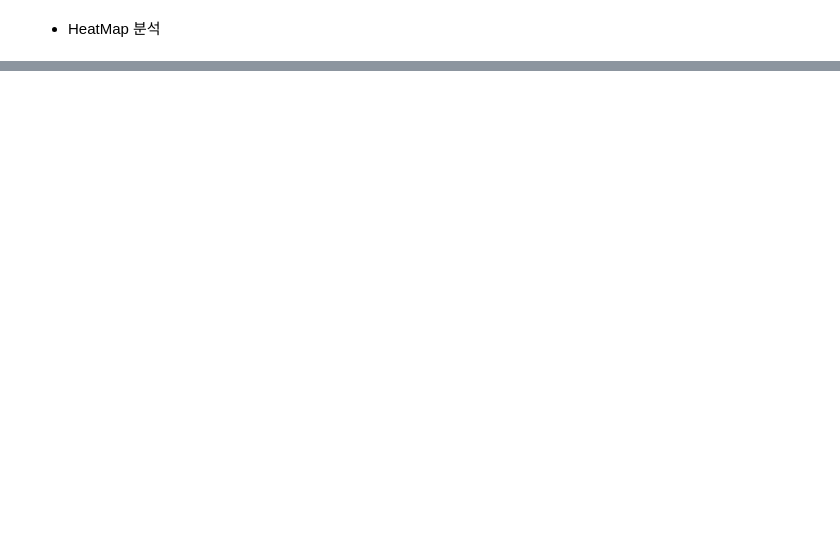
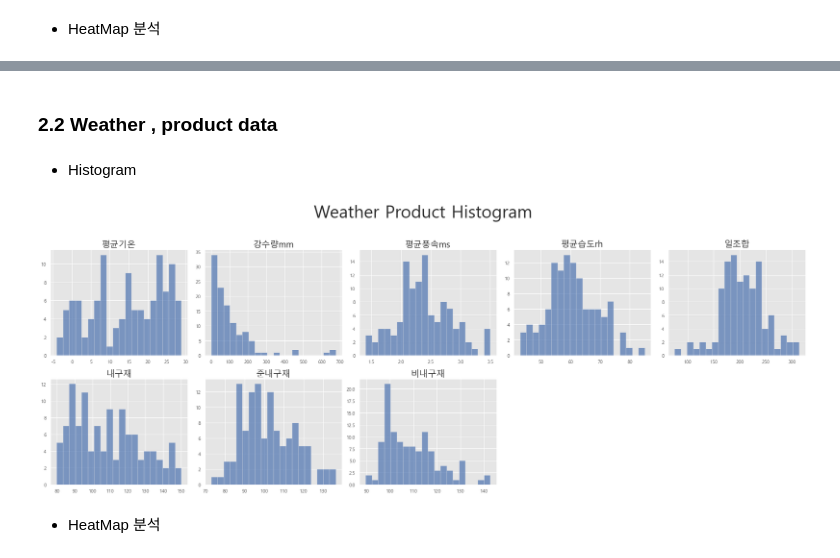
Before and after one commit to Onedas/22_01_IDS507_FinalProject, a Jupyter notebook: process.ipynb, the cells around one changed output, grey strips where cells are left out. Cells and saved outputs as stored; diff of their text form; code cells hidden in the pictures; blank space fills up the shorter version.

```diff
--- a/process.ipynb
+++ b/process.ipynb
@@ -220,0 +228,10 @@ plot_heatmap(weather_product_data)
+# %% [markdown]
+### 2.2  Weather , product data
+# %% [markdown]
+ - Histogram
+# %%
+plot_histogram(weather_product_data, title='Weather Product Histogram')
+# %% [output]
+[figure, added]
+# %% [markdown]
+ - HeatMap 분석
```
Also changed, not shown: parts of 8 cells of this notebook.
